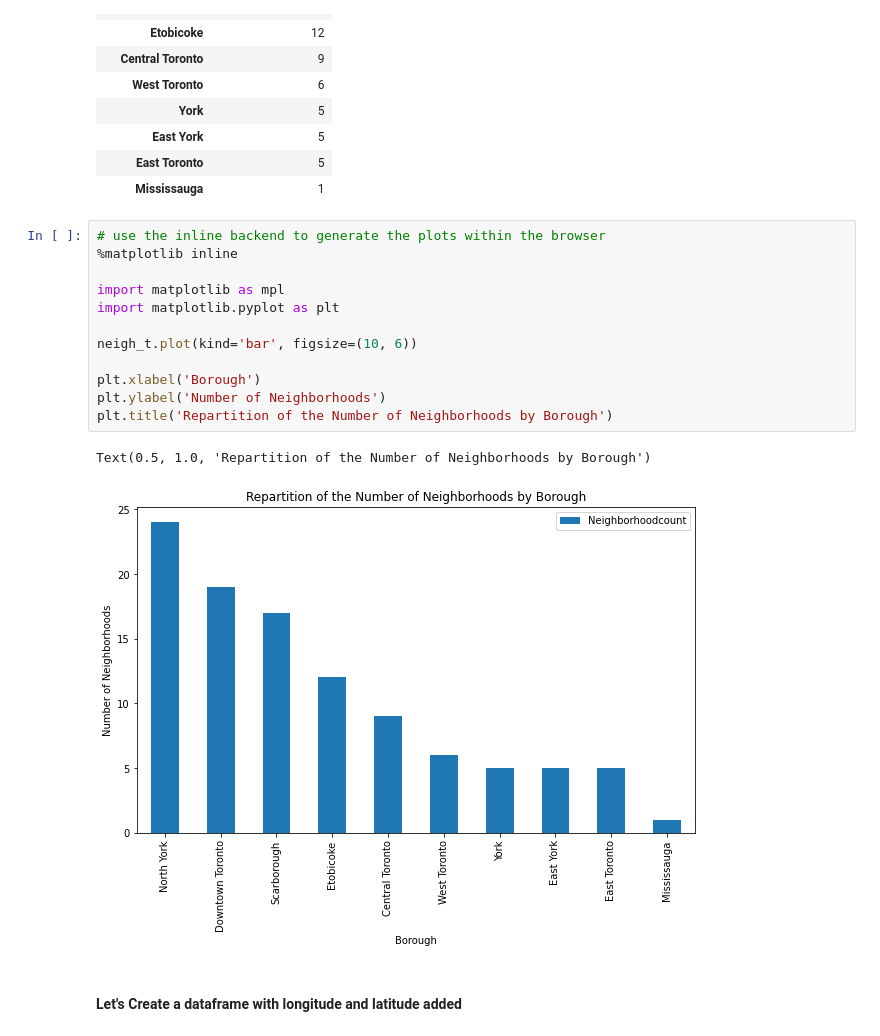
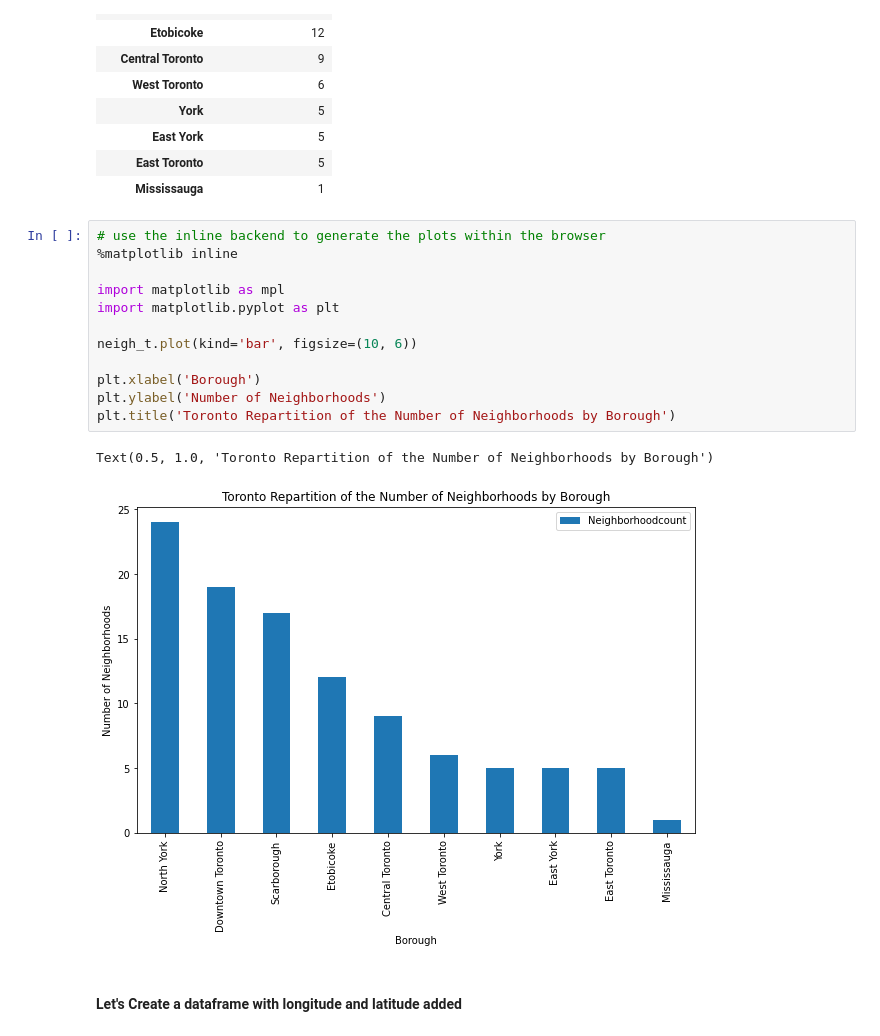
Before and after one commit to yolande22/Coursera_Capstone, a Jupyter notebook: Capstone Project_NY &Toronto_Neighborhood Notebook.ipynb, the cells around one changed output. Drawn from its saved outputs; the diff is of its cells as text.

```diff
--- a/Capstone Project_NY &Toronto_Neighborhood Notebook.ipynb
+++ b/Capstone Project_NY &Toronto_Neighborhood Notebook.ipynb
@@ -422,18 +422,18 @@ neigh_t
 # %%
 # use the inline backend to generate the plots within the browser
 %matplotlib inline
 
 import matplotlib as mpl
 import matplotlib.pyplot as plt
 
 neigh_t.plot(kind='bar', figsize=(10, 6))
 
 plt.xlabel('Borough')
 plt.ylabel('Number of Neighborhoods')
-plt.title('Repartition of the Number of Neighborhoods by Borough')
+plt.title('Toronto Repartition of the Number of Neighborhoods by Borough')
 # %% [output]
-Text(0.5, 1.0, 'Repartition of the Number of Neighborhoods by Borough')
+Text(0.5, 1.0, 'Toronto Repartition of the Number of Neighborhoods by Borough')
-[figure, old version]
+[figure, new version]
 # %% [markdown]
 #### Let's Create a dataframe with longitude and latitude added
 # %%
```
Also changed, not shown: parts of 3 cells of this notebook.
